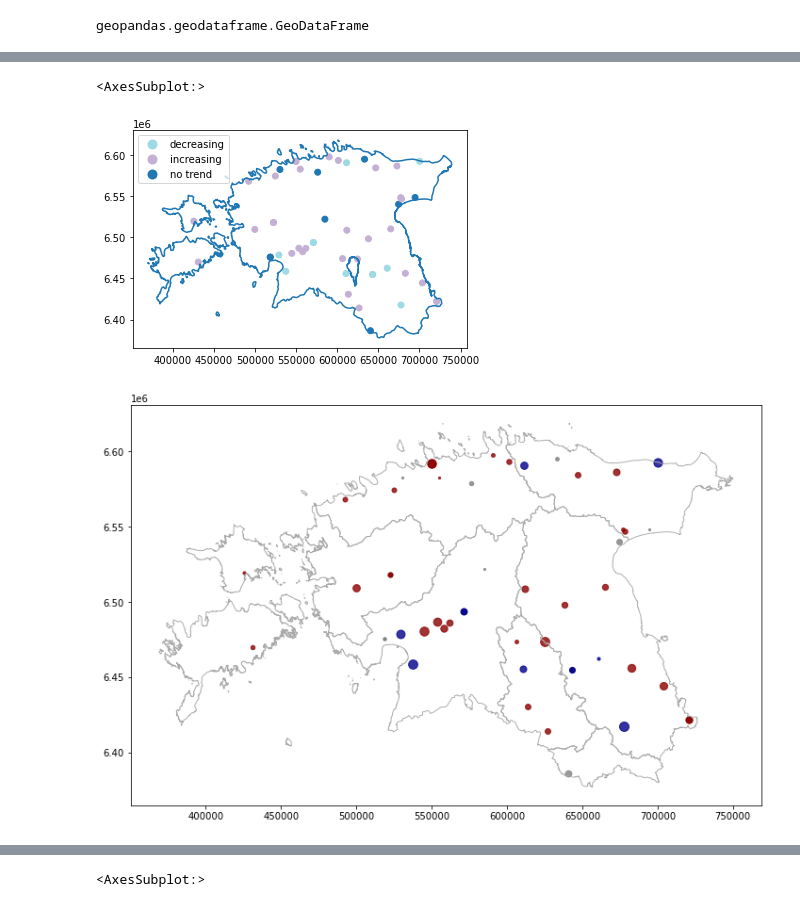
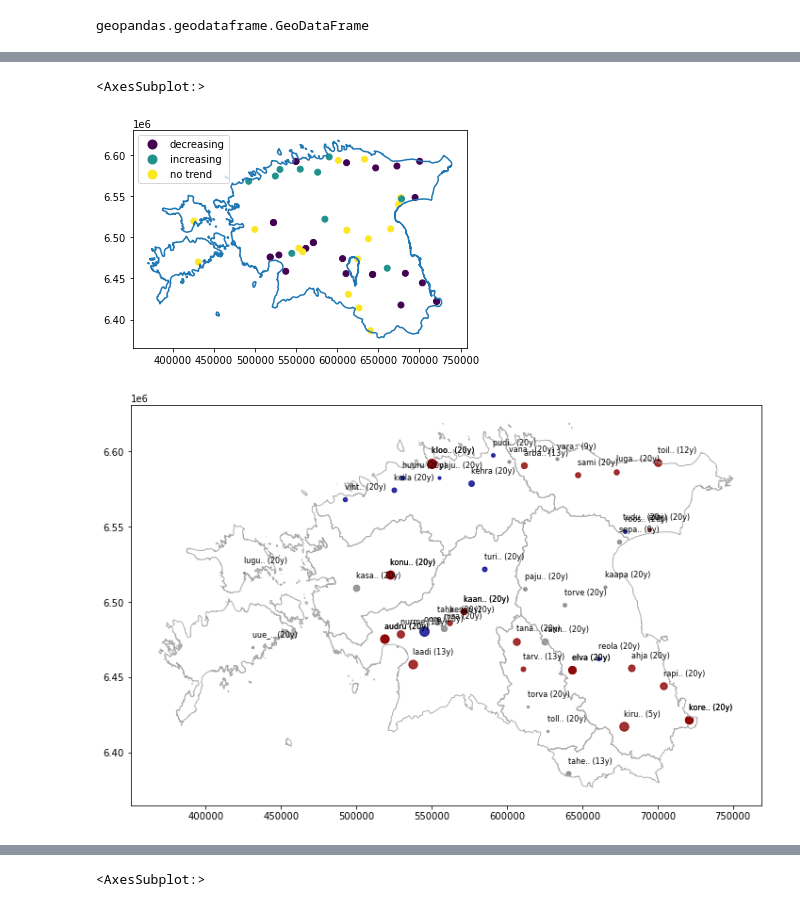
Before and after one commit to allixender/30MapChallenge2020, a Jupyter notebook: 14/day-14.ipynb, the cells around one changed output, grey strips where cells are left out. Cells and saved outputs as stored; diff of their text form; code cells hidden in the pictures.

```diff
--- a/14/day-14.ipynb
+++ b/14/day-14.ipynb
@@ -210,16 +210,26 @@ collector_df['trend'] = 'undefined'
 collector_df['p'] = np.nan
 collector_df['h'] = False
 collector_df['slope'] = np.nan
+collector_df['years'] = 0
 # %%
 for idx, row in collector_df.iterrows():
     test_df = pd.read_parquet(row['parquet'])
 
+    test_df = test_df.loc[test_df['date2'] >= '1999-04']
+    mind = test_df['date2'].min()
+    maxd = test_df['date2'].max()
+    years = int((maxd - mind).days / 365)
+    # test_df.dtypes
+    print(f"{idx} {row['csv']} mind {mind} maxd {maxd} years {years}")
+
     result = mk.original_test(test_df['flow'].values)
 
+    collector_df.loc[idx, 'years'] = years
     collector_df.loc[idx, 'trend'] = result.trend
     collector_df.loc[idx, 'p'] = result.p
     collector_df.loc[idx, 'h'] = result.h
     collector_df.loc[idx, 'slope'] = result.slope
 
+    # break
     del result
     del test_df
@@ -225,0 +274,11 @@ for idx, row in collector_df.iterrows():
+# %%
+for idx, row in collector_df.iterrows():
+    test_df = pd.read_parquet(row['parquet'])
+
+    test_df = test_df.loc[test_df['date2'] >= '1999-04']
+    mind = test_df['date2'].min()
+    maxd = test_df['date2'].max()
+    years = int((maxd - mind).days / 365)
+    # test_df.dtypes
+    print(f"{idx} {row['csv']} mind {mind} maxd {maxd} years {years}")
+    # break
@@ -384,26 +450,28 @@ joined.sample(3)
 # %%
 ax = eest3301.boundary.plot()
 
-joined.plot(column='trend', categorical=True, legend=True, cmap='tab20_r', ax=ax)
+joined.plot(column='trend', categorical=True, legend=True, cmap='viridis', ax=ax)
 # %% [output]
 <AxesSubplot:>
-[figure, old version]
+[figure, new version]
 # %%
 ax = landcatch.boundary.plot(color='darkgray', lw=0.9, figsize=(12,9))
 
 clr = {
-        'decreasing': 'darkblue',
+        'decreasing': 'darkred',
         'no trend':    'grey',
-        'increasing':  'darkred'
+        'increasing':  'darkblue'
     }
 
 for idx, row in joined.iterrows():
     tg = gpd.GeoDataFrame(pd.DataFrame(row).transpose(), geometry='geometry', crs=3301)
     msize = tg.iloc[0]['slope_norm_class'] * 5
     color = clr.get( tg.iloc[0]['trend'], 'grey' )
     tg.plot(ax=ax, color=color, markersize=msize, alpha=0.8 )
+    stat_name = row['station_name'] if len(row['station_name']) < 6 else row['station_name'][0:4]+".."
+    plt.text(tg['geometry'].x, row['geometry'].y,"{} ({}y)\n".format(stat_name, row['years']),size=8, color='black')
 # %% [output]
-[figure, old version]
+[figure, new version]
 # %%
 pd.DataFrame(row).transpose()
 # %% [output]
```
Also changed, not shown: parts of 17 cells of this notebook, 57 other files.
